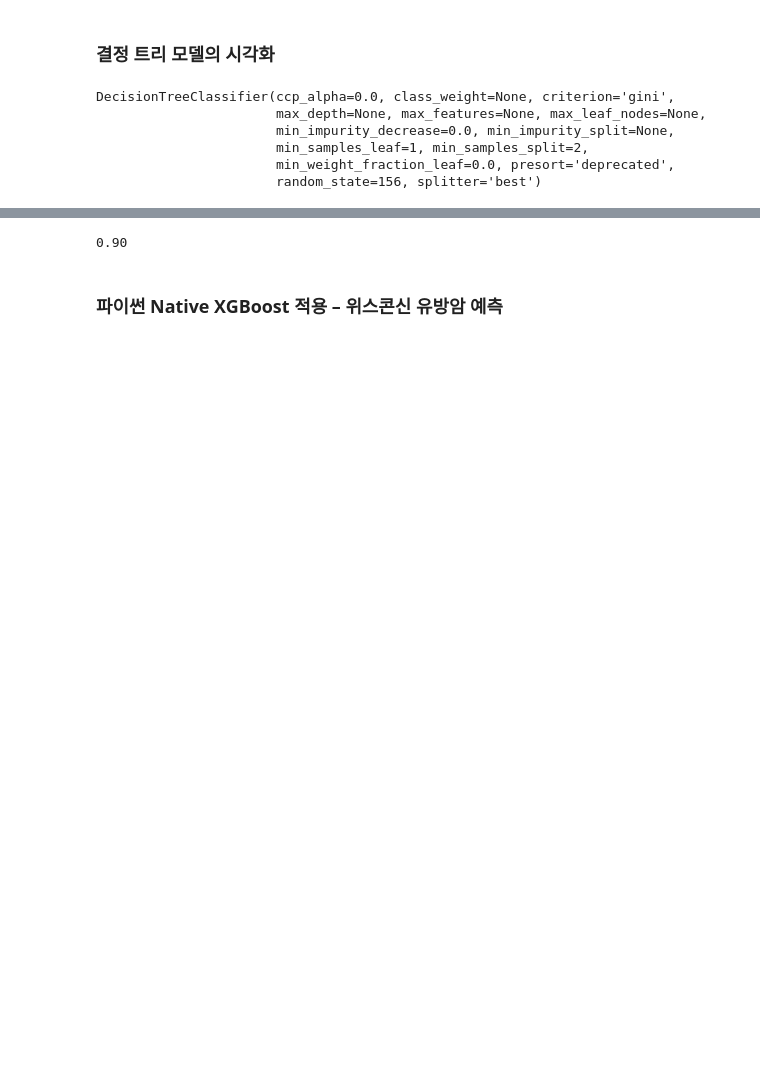
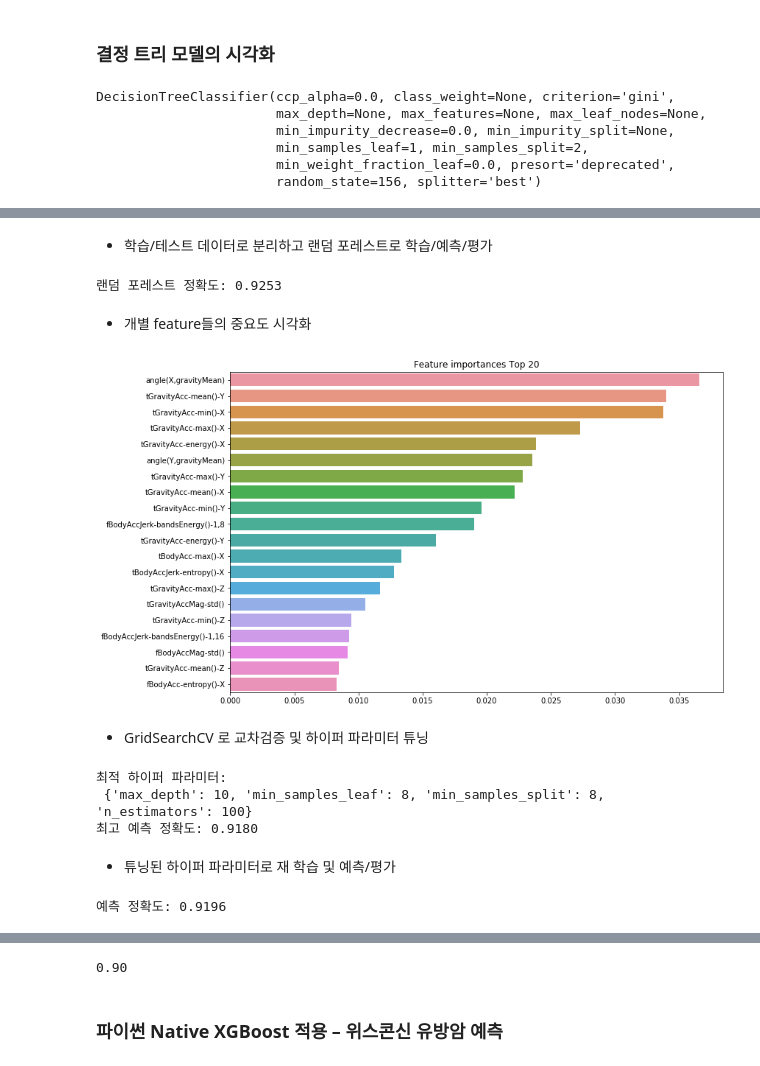
Before and after one commit to YueunKim/Machine-Learning, a Jupyter notebook: Chapter4_Classification.ipynb, the cells around one changed output, grey strips where cells are left out. Drawn from its saved outputs; the diff is of its cells as text; code cells hidden in the pictures; blank space fills up the shorter version.

```diff
--- a/Chapter4_Classification.ipynb
+++ b/Chapter4_Classification.ipynb
@@ -417,0 +385,9 @@ print('GBM 정확도: {0:.4f}'.format(gb_accuracy))
+# %%
+def get_new_feature_name_df(old_feature_name_df):
+    feature_dup_df = pd.DataFrame(data=old_feature_name_df.groupby('column_name').cumcount(), columns=['dup_cnt'])
+    feature_dup_df = feature_dup_df.reset_index()
+    new_feature_name_df = pd.merge(old_feature_name_df.reset_index(), feature_dup_df, how='outer')
+    new_feature_name_df['column_name'] = new_feature_name_df[['column_name', 'dup_cnt']].apply(lambda x : x[0]+'_'+str(x[1])
+                                                                                           if x[1] >0 else x[0] ,  axis=1)
+    new_feature_name_df = new_feature_name_df.drop(['index'], axis=1)
+    return new_feature_name_df
@@ -417,0 +416,66 @@ print('GBM 정확도: {0:.4f}'.format(gb_accuracy))
+# %% [markdown]
+- 학습/테스트 데이터로 분리하고 랜덤 포레스트로 학습/예측/평가
+# %%
+from sklearn.ensemble import RandomForestClassifier
+from sklearn.metrics import accuracy_score
+
+# 결정 트리에서 사용한 get_human_dataset( )을 이용해 학습/테스트용 DataFrame 반환
+X_train, X_test, y_train, y_test = get_human_dataset()
+
+# 랜덤 포레스트 학습 및 별도의 테스트 셋으로 예측 성능 평가
+rf_clf = RandomForestClassifier(random_state=0)
+rf_clf.fit(X_train, y_train)
+pred = rf_clf.predict(X_test)
+accuracy = accuracy_score(y_test, pred)
+print('랜덤 포레스트 정확도: {0:.4f}'.format(accuracy))
+# %% [output]
+랜덤 포레스트 정확도: 0.9253
+# %% [markdown]
+- 개별 feature들의 중요도 시각화
+# %%
+import matplotlib.pyplot as plt
+import seaborn as sns
+%matplotlib inline
+
+ftr_importances_values = rf_clf.feature_importances_
+ftr_importances = pd.Series(ftr_importances_values, index=X_train.columns)
+ftr_top20 = ftr_importances.sort_values(ascending=False)[:20]
+
+plt.figure(figsize=(12,8))
+plt.title('Feature importances Top 20')
+sns.barplot(x=ftr_top20, y = ftr_top20.index)
+plt.show()
+# %% [output]
+[figure, added]
+# %% [markdown]
+- GridSearchCV 로 교차검증 및 하이퍼 파라미터 튜닝
+# %%
+from sklearn.model_selection import GridSearchCV
+
+params = {
+    'n_estimators': [100],
+    'max_depth': [6, 8, 10, 12],
+    'min_samples_leaf': [8, 12, 18],
+    'min_samples_split': [8, 16, 20]
+}
+# RandomForestClassifier 객체 생성 후 GridSearchCV 수행
+rf_clf = RandomForestClassifier(random_state=0, n_jobs=-1)
+grid_cv = GridSearchCV(rf_clf, param_grid=params, cv=2, n_jobs=-1)
+grid_cv.fit(X_train, y_train)
+
+print('최적 하이퍼 파라미터:\n', grid_cv.best_params_)
+print('최고 예측 정확도: {0:.4f}'.format(grid_cv.best_score_))
+# %% [output]
+최적 하이퍼 파라미터:
+ {'max_depth': 10, 'min_samples_leaf': 8, 'min_samples_split': 8, 'n_estimators': 100}
+최고 예측 정확도: 0.9180
+# %% [markdown]
+- 튜닝된 하이퍼 파라미터로 재 학습 및 예측/평가
+# %%
+rf_clf1 = RandomForestClassifier(n_estimators=100, max_depth=10, min_samples_leaf=8, \
+                                 min_samples_split=8, random_state=0)
+rf_clf1.fit(X_train, y_train)
+pred = rf_clf1.predict(X_test)
+print('예측 정확도: {0:.4f}'.format(accuracy_score(y_test, pred)))
+# %% [output]
+예측 정확도: 0.9196
```
Also changed, not shown: parts of 67 cells of this notebook, 2 other files.
